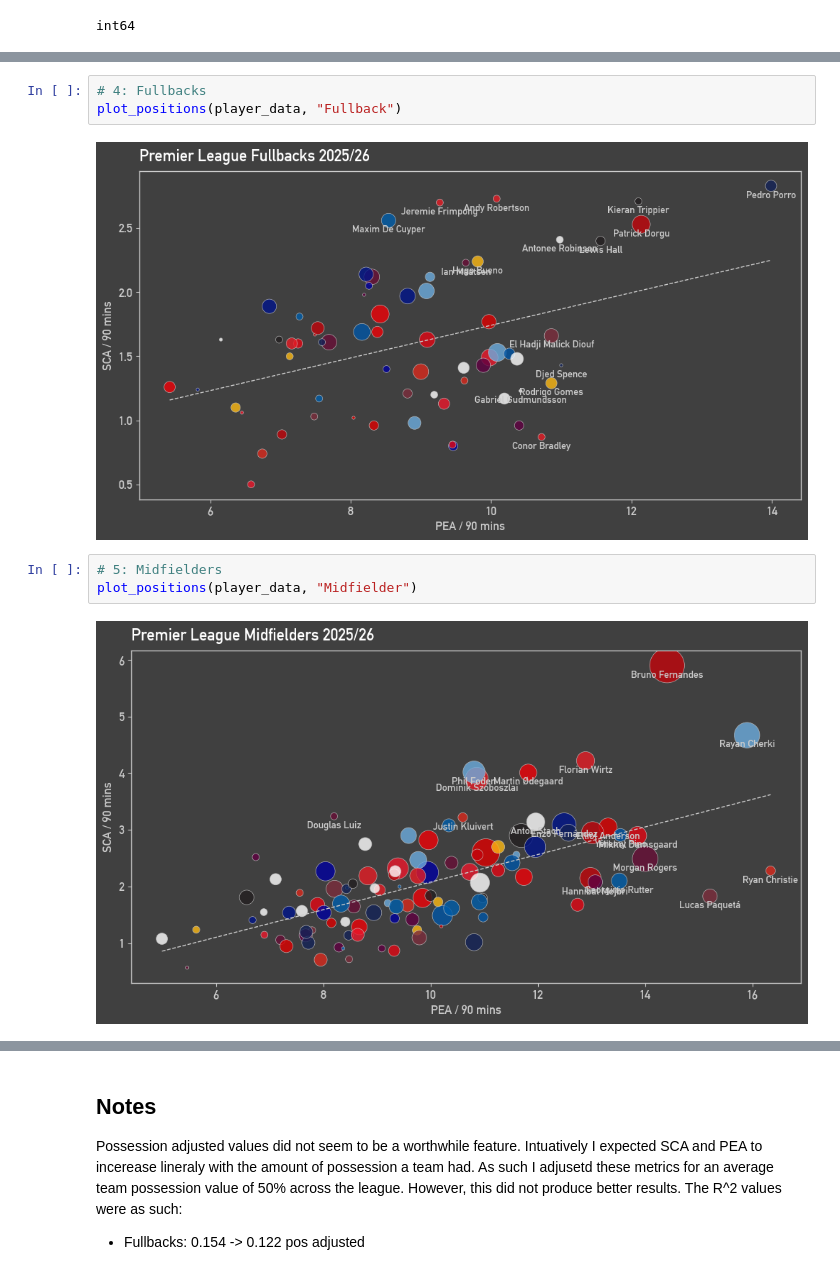
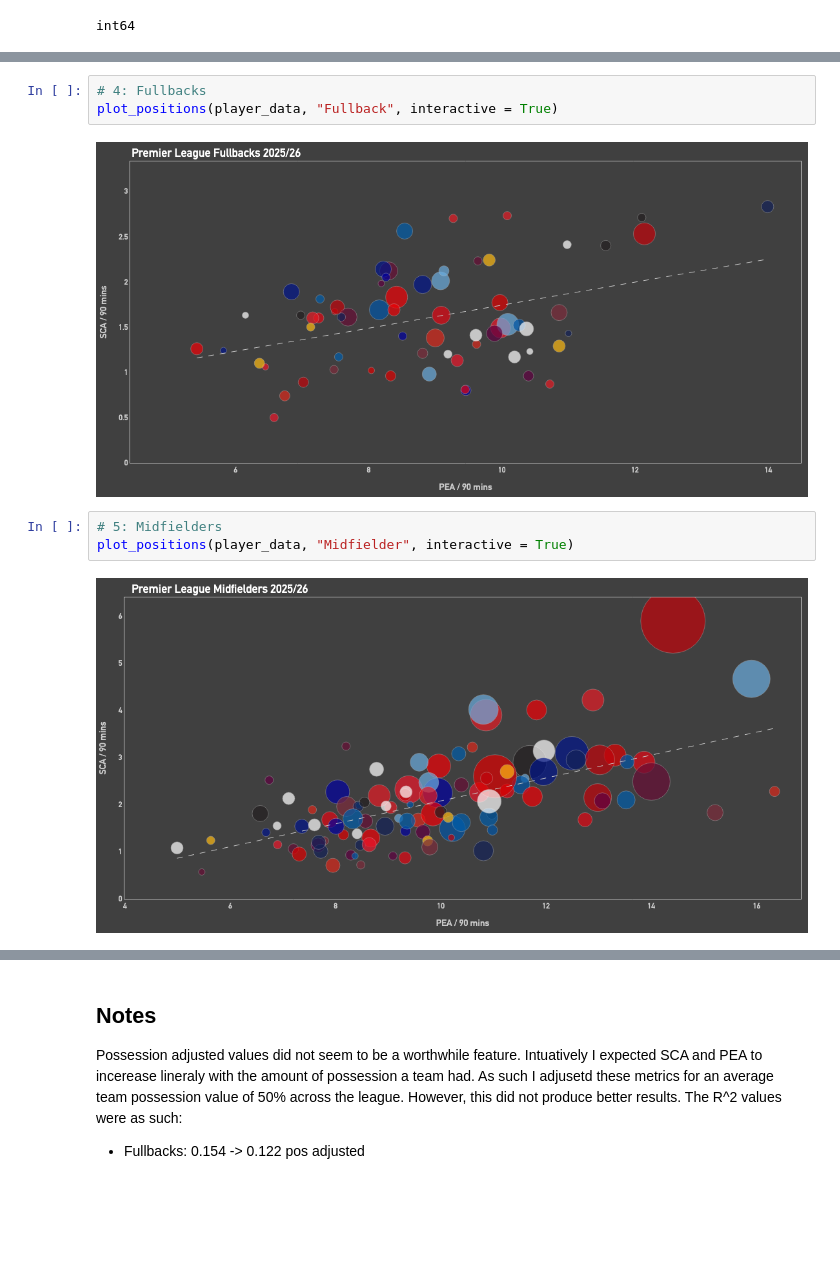
Before and after one commit to sethmckinnonevans/premier-league-usgae-rates, a Jupyter notebook: notebooks/04_league_analysis.ipynb, the cells around one changed output, grey strips where cells are left out. Saved outputs shown, nothing was run; the diff lists cells and outputs as text; blank space fills up the shorter version.

Commit message:
Interactive Position figures
Added the option to produce interactive Plotly figure for the position based analysis, which are saved as html.

```diff
--- a/notebooks/04_league_analysis.ipynb
+++ b/notebooks/04_league_analysis.ipynb
@@ -154,12 +285,12 @@ def plot_positions(df, position_name):
 # %%
 # 4: Fullbacks
-plot_positions(player_data, "Fullback")
+plot_positions(player_data, "Fullback", interactive = True)
 # %% [output]
-[figure, old version]
+[figure, new version]
 # %%
 # 5: Midfielders
-plot_positions(player_data, "Midfielder")
+plot_positions(player_data, "Midfielder", interactive = True)
 # %% [output]
-[figure, old version]
+[figure, new version]
 # %%
 # 5: Wingers
```
Also changed, not shown: parts of 3 cells of this notebook, 7 other files.
